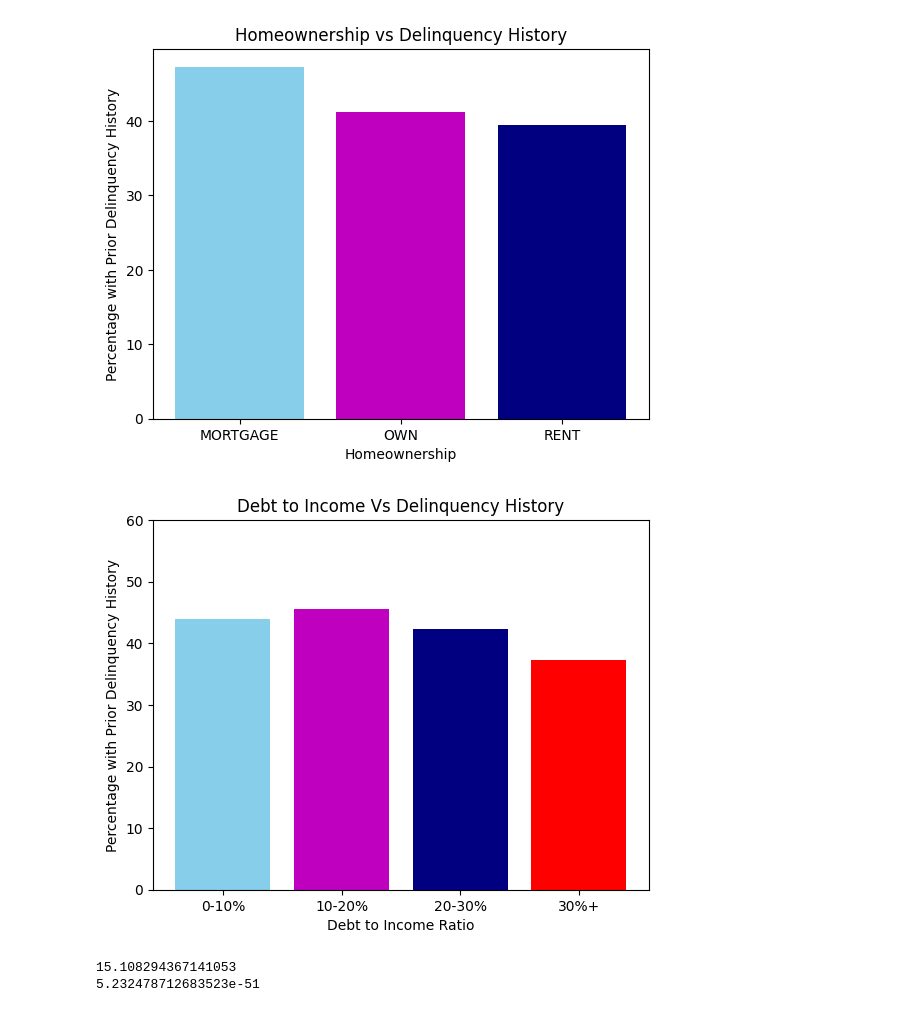
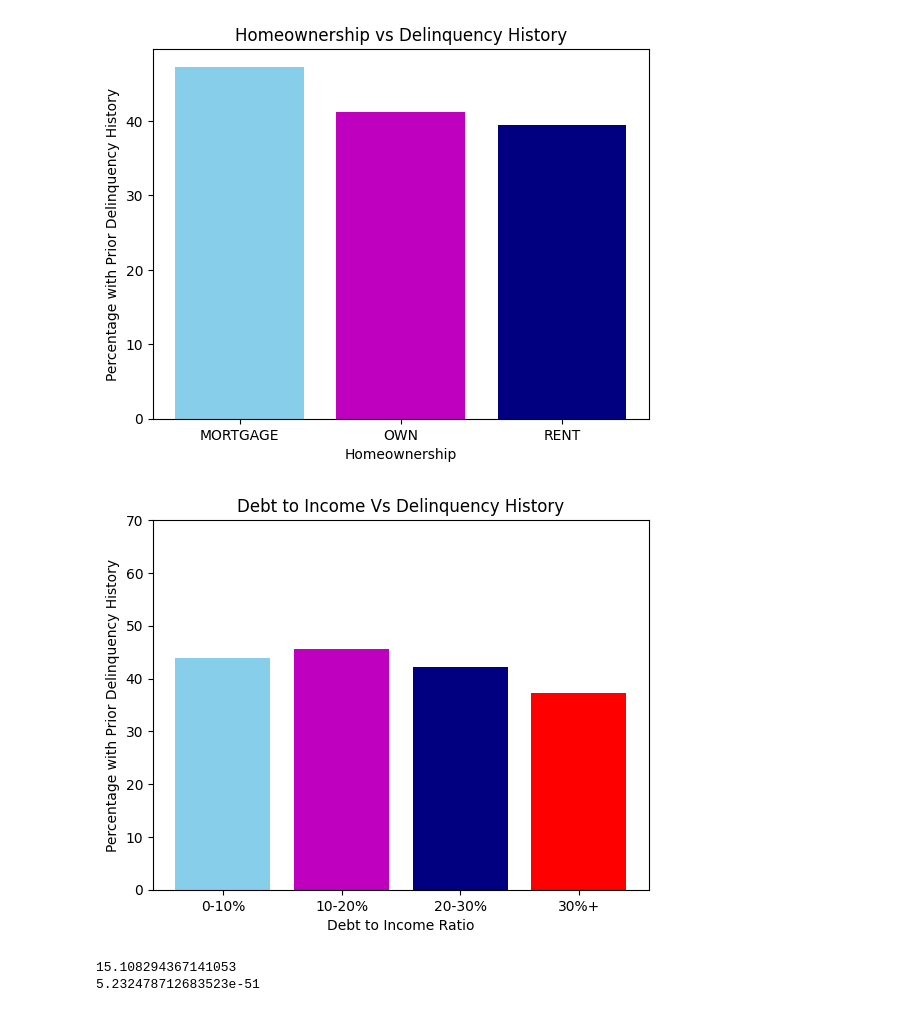
Before and after one commit to AdrianP428/DSRP_Project_MMF, a Jupyter notebook: DSRP_Project_AP.ipynb, the cells around one changed output. Drawn from its saved outputs; the diff is of its cells as text; code cells hidden in the pictures.

```diff
--- a/DSRP_Project_AP.ipynb
+++ b/DSRP_Project_AP.ipynb
@@ -228,15 +229,15 @@ plt.show()
 # %%
 df['dti_group'] = pd.cut(df['dti_effective'], bins = [0,10,20,30,400])
 gro = df.groupby('dti_group')['has_prior_delinq'].mean() * 100
 label = ['0-10%', '10-20%', '20-30%', '30%+']
 plt.bar(label, gro.values, color = ['skyblue', 'm', 'navy', 'red'])
 plt.title('Debt to Income Vs Delinquency History')
 plt.xlabel('Debt to Income Ratio')
 plt.ylabel('Percentage with Prior Delinquency History')
-plt.ylim(0,60)
+plt.ylim(0,70)
 plt.show()
 # %% [output]
-[figure, old version]
+[figure, new version]
 # %%
 delinq = df[df['has_prior_delinq'] == 1]['total_credit_lines']
 clean = df[df['has_prior_delinq'] == 0]['total_credit_lines']
```
Also changed, not shown: parts of 4 cells of this notebook.
